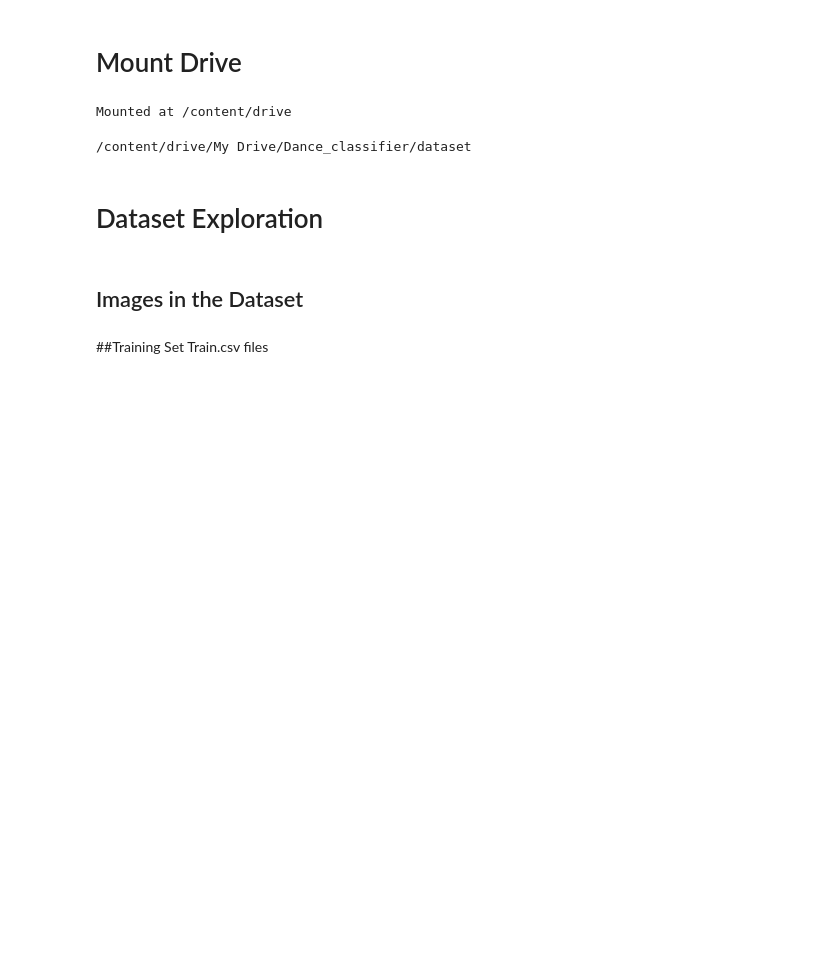
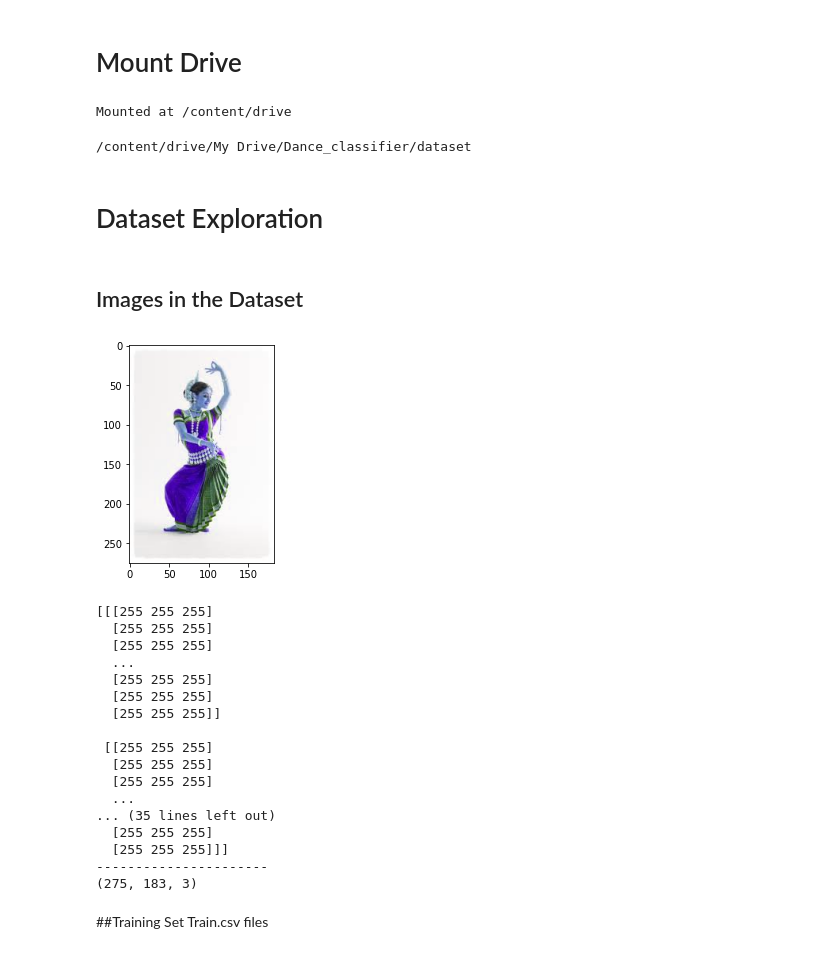
Before and after one commit to irohan98/Dance-Form-Classifier, a Jupyter notebook: Dance_Form_Classifier.ipynb, the cells around one changed output. Drawn from its saved outputs; the diff is of its cells as text; code cells hidden in the pictures; blank space fills up the shorter version.

```diff
--- a/Dance_Form_Classifier.ipynb
+++ b/Dance_Form_Classifier.ipynb
@@ -27,18 +27,37 @@ import cv2
 # %%
 DATADIR = '/content/drive/My Drive/Dance_classifier/dataset'   #add path after appending the drive
 CATEGORIES = ['train','test']
 for category in CATEGORIES:
   path = os.path.join(DATADIR, category)
   for img in os.listdir(path):
     img_array = cv2.imread(os.path.join(path,img))
-    plt.imshow(img_array, cmap='gray')
+    plt.imshow(img_array)
     plt.show()
     break
   break
 
 print(img_array)
 print("----------------------")
 print(img_array.shape)
+# %% [output]
+[figure, added]
+[[[255 255 255]
+  [255 255 255]
+  [255 255 255]
+  ...
+  [255 255 255]
+  [255 255 255]
+  [255 255 255]]
+
+ [[255 255 255]
+  [255 255 255]
+  [255 255 255]
+  ...
+... (35 lines left out)
+  [255 255 255]
+  [255 255 255]]]
+----------------------
+(275, 183, 3)
 # %% [markdown]
 ##Training Set
 Train.csv files
```
Also changed, not shown: parts of 6 cells of this notebook.
